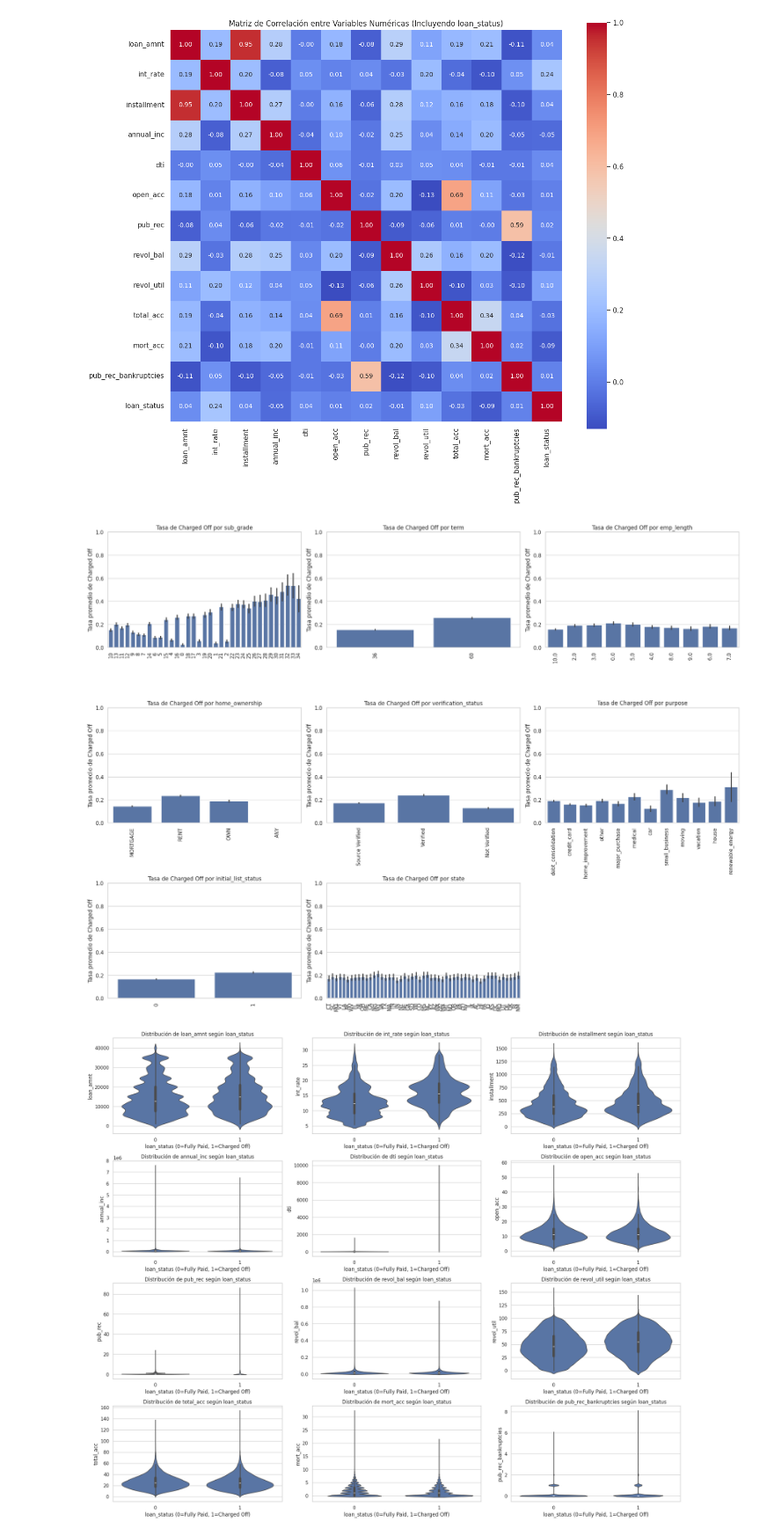
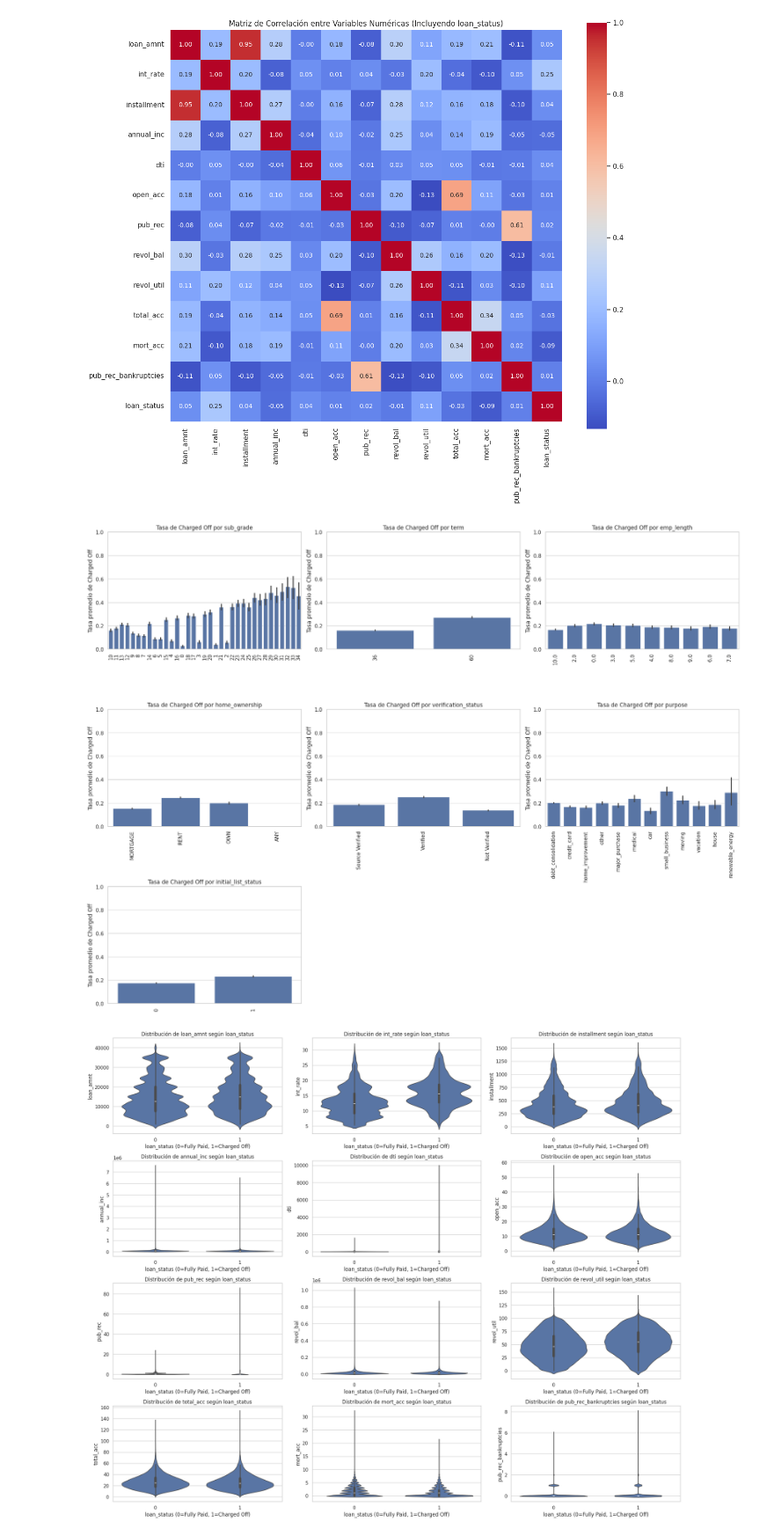
Before and after one commit to 4GeeksAcademy/AK-EA-GG_ProyectoFinalDS-ML, a Jupyter notebook: src/explore.ipynb, the cells around one changed output. Shown at 88% size. Cells and saved outputs as stored; diff of their text form; code cells hidden in the pictures.

```diff
--- a/src/explore.ipynb
+++ b/src/explore.ipynb
@@ -36,5 +42,5 @@ import shap
 # %%
-df = pd.read_csv('../ProyectoFinal4Geeks/loan_dataset_filtered.csv')
+df = pd.read_csv('../data/loan_dataset.csv')
 # %%
 # Vista inicial
 print(f"Dimensiones del dataset: {df.shape}")
@@ -137,5 +142,7 @@ df["emp_length"] = df["emp_length"].map(dict_emp_length)
 df['term'] = df['term'].str.split().str[0]
 df['term'] = pd.to_numeric(df['term'])
 # %%
-# extraccion de state de la columna address
-df['state'] = df['address'].str.extract(r',\s*([A-Z]{2})\s*\d{5}')
+# extraccion del zip code de la columna address
+df['zip_code'] = df['address'].str.extract(r'\s(\d{5})(?:-\d{4})?$')
+df['zip_code'] = pd.to_numeric(df['zip_code'])
+df['zip_code'].head()
@@ -191,15 +201,15 @@ memory usage: 10.1+ MB
 # %%
-#aplicacion del one hot encoding a las variables categóricas restantes
+# Aplicación del OneHotEncoding a las variables categóricas restantes
 
 # Columnas categóricas
-columnas_categoricas = ["home_ownership", "verification_status", "state", "purpose"]
+columnas_categoricas = ["home_ownership", "verification_status", "purpose"]
 
 # Inicializar el encoder
 encoder = OneHotEncoder(
     sparse_output=False # Devuelve un array denso (no sparse)
 )
 
-# Aplicar one-hot encoding
+# Aplicar OneHotEncoding
 encoded_data = encoder.fit_transform(df[columnas_categoricas])
 
 # Convertir a DataFrame y asignar nombres de columnas
@@ -299,34 +309,32 @@ plt.tight_layout()
 plt.show()
 # %% [output]
 [figure]
+# %%
+# Lista de variables categóricas originales
+
+cat_vars = [
+    "sub_grade", "term", "emp_length", "home_ownership",
+    "verification_status", "purpose", "initial_list_status"
+]
 # %%
-# Relación entre variables categóricas y la variable objetivo
-
+# Relación entre variables categóricas y la variable objetivo.
 # Usamos el DataFrame original antes del one-hot establecido como `df`
-
-# Lista de variables categóricas originales
-
-cat_vars = [
-    "sub_grade", "term", "emp_length",
-    "home_ownership", "verification_status", "purpose",
-    "initial_list_status", "state"
-]
 
 # Graficar proporción de Charged Off por categoría
 plt.figure(figsize=(20, 15))
 for i, col in enumerate(cat_vars):
     plt.subplot(3, 3, i + 1)
     orden = df[col].value_counts().index
     sns.barplot(data=df, x=col, y="loan_status", order=orden)
     plt.xticks(rotation=90)
     plt.title(f'Tasa de Charged Off por {col}')
     plt.ylabel('Tasa promedio de Charged Off')
     plt.xlabel('')
     plt.ylim(0, 1)
 plt.tight_layout()
 plt.show()
 # %% [output]
-[figure, old version]
+[figure, new version]
 # %%
 # Distribución de variables numéricas según loan_status
 plt.figure(figsize=(20, 20))
```
Also changed, not shown: parts of 28 cells of this notebook, 4 other files.
